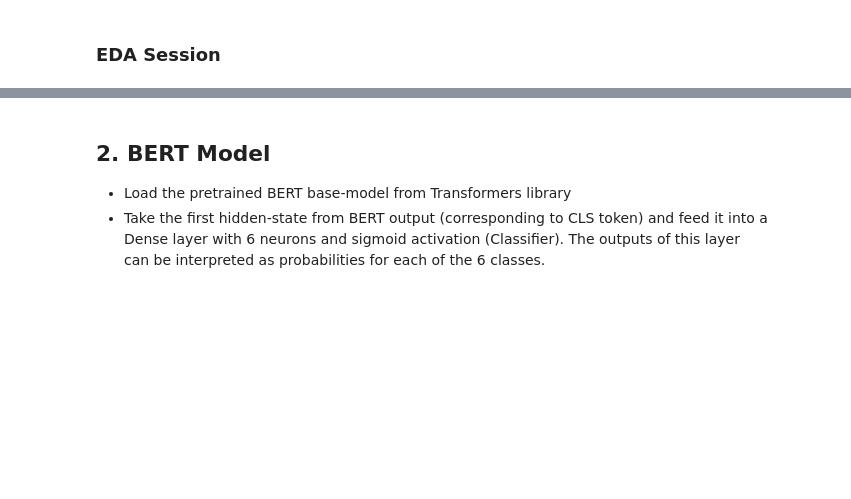
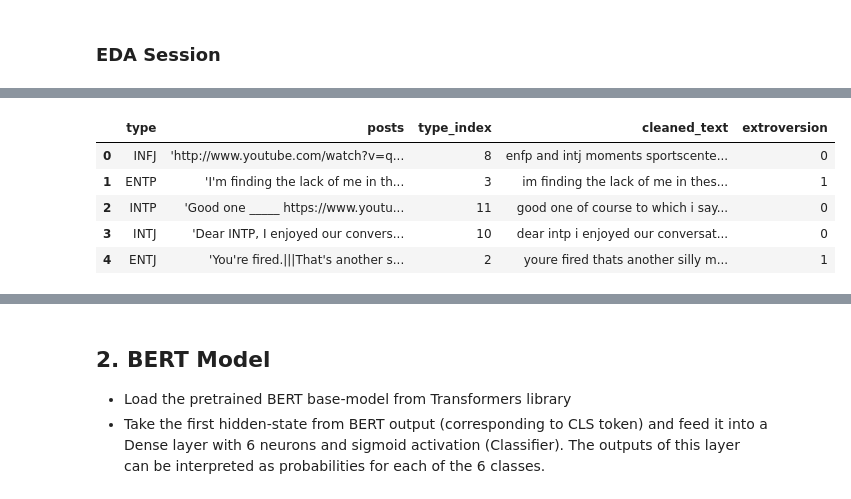
Before and after one commit to charlie-chi-zhang/Multi-Label-Text-classification-Using-BERT, a Jupyter notebook: 06_MBTI_classification_transformers_bert.ipynb, the cells around one changed output, grey strips where cells are left out. Cells and saved outputs as stored; diff of their text form; code cells hidden in the pictures; blank space fills up the shorter version.

```diff
--- a/06_MBTI_classification_transformers_bert.ipynb
+++ b/06_MBTI_classification_transformers_bert.ipynb
@@ -92 +126,10 @@ for f,ax in zip(label_cols, axes.ravel()):
+# %%
+df_raw.head()
+# %% [output]
+|  | type | posts | type_index | cleaned_text | extroversion |
+| 0 | INFJ | 'http://www.youtube.com/watch?v=q... | 8 | enfp and intj moments sportscente... | 0 |
+| 1 | ENTP | 'I'm finding the lack of me in th... | 3 | im finding the lack of me in thes... | 1 |
+| 2 | INTP | 'Good one _____ https://www.youtu... | 11 | good one of course to which i say... | 0 |
+| 3 | INTJ | 'Dear INTP, I enjoyed our convers... | 10 | dear intp i enjoyed our conversat... | 0 |
+| 4 | ENTJ | 'You're fired.|||That's another s... | 2 | youre fired thats another silly m... | 1 |
 # %% [markdown]
```
Also changed, not shown: parts of 32 cells of this notebook.
